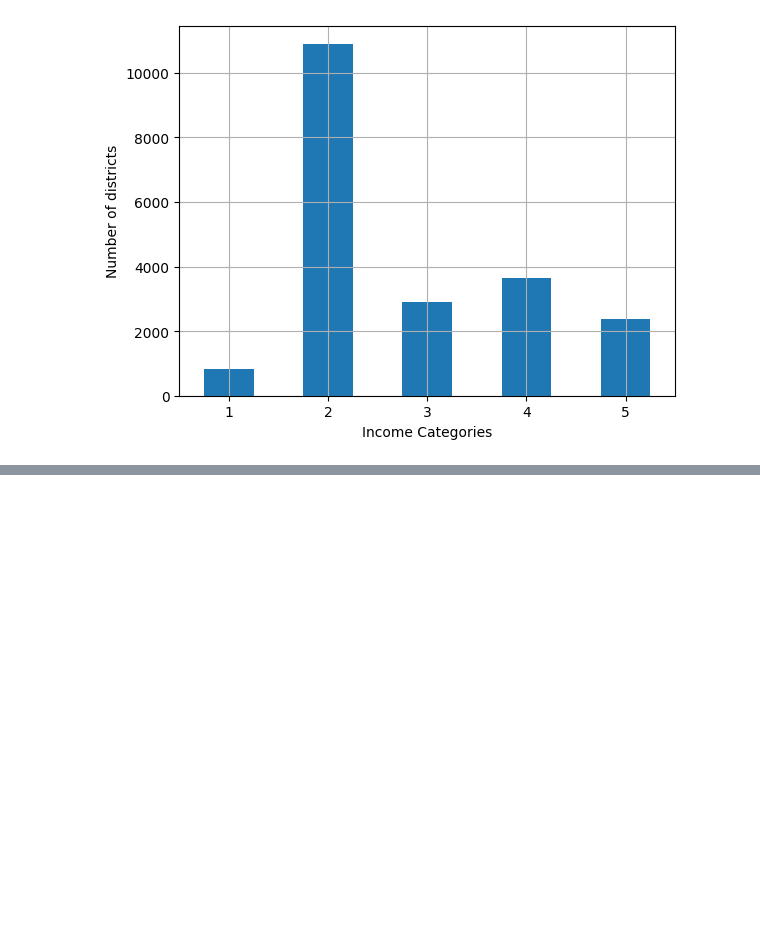
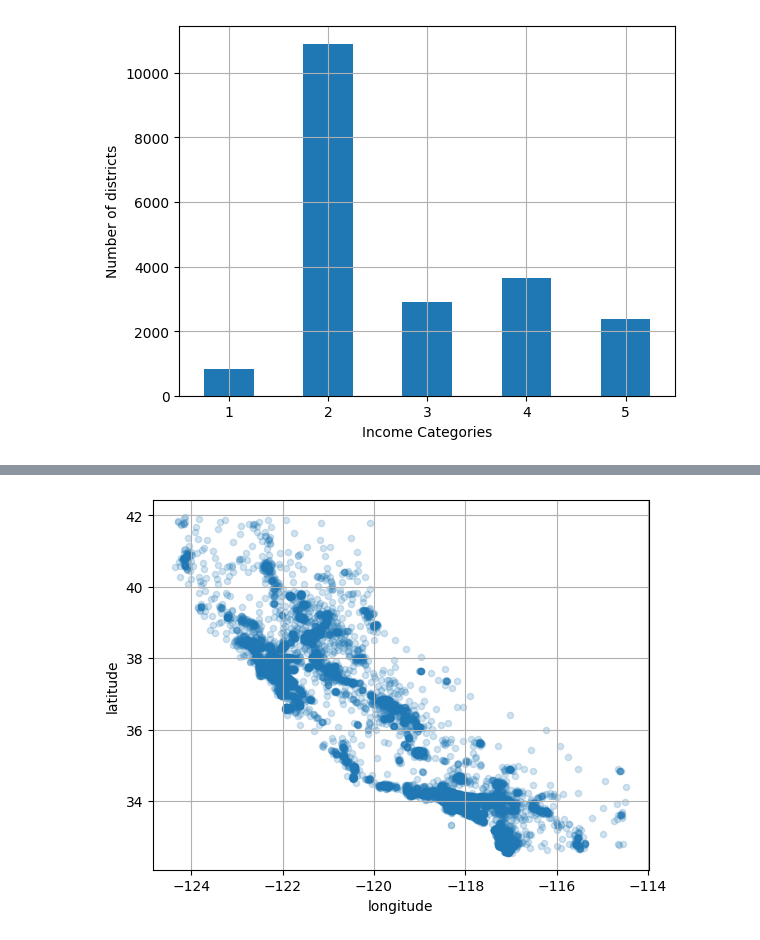
Before and after one commit to gostjoke/OREILLY_Machine_Learning, a Jupyter notebook: 02_A Complete Sample of Machine Learning Project.ipynb, the cells around one changed output, grey strips where cells are left out. Drawn from its saved outputs; the diff is of its cells as text; code cells hidden in the pictures; blank space fills up the shorter version.

```diff
--- a/02_A Complete Sample of Machine Learning Project.ipynb
+++ b/02_A Complete Sample of Machine Learning Project.ipynb
@@ -86,0 +158,7 @@ plt.show()
+# %%
+# The scatter alpha is controling ransparency, we can see which place is more intensive
+housing.plot(kind="scatter", x="longitude", y="latitude", grid=True, alpha=0.2)
+plt.show()
+# it lookes like the houses are closing the coast
+# %% [output]
+[figure, added]
```
Also changed, not shown: parts of 14 cells of this notebook.
